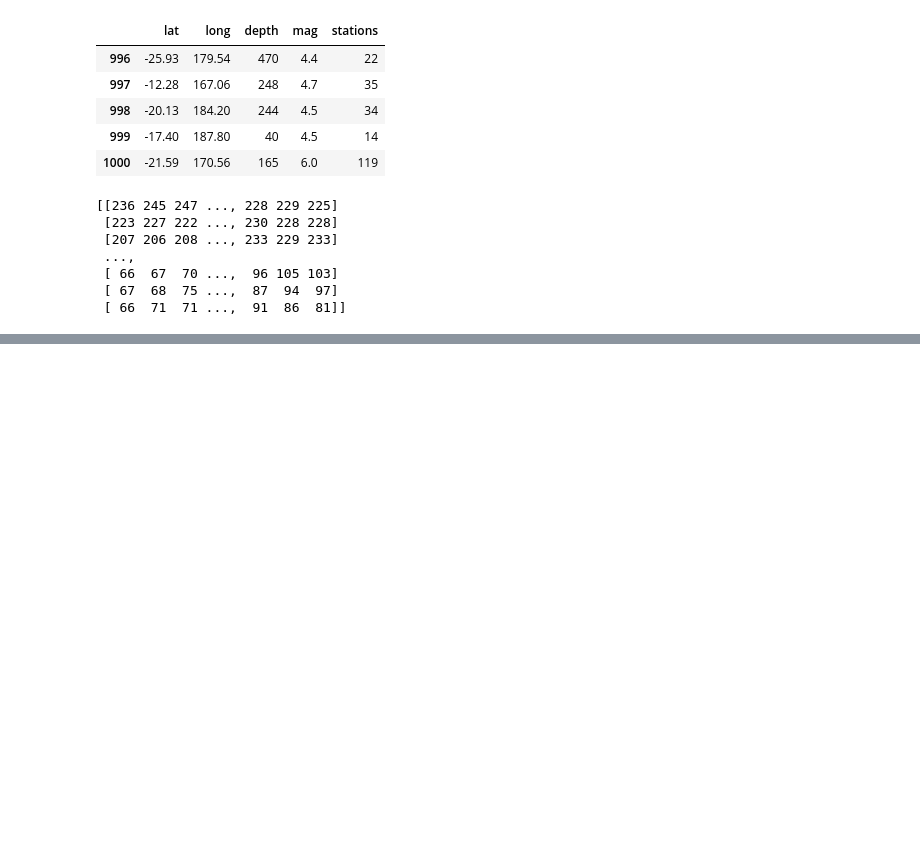
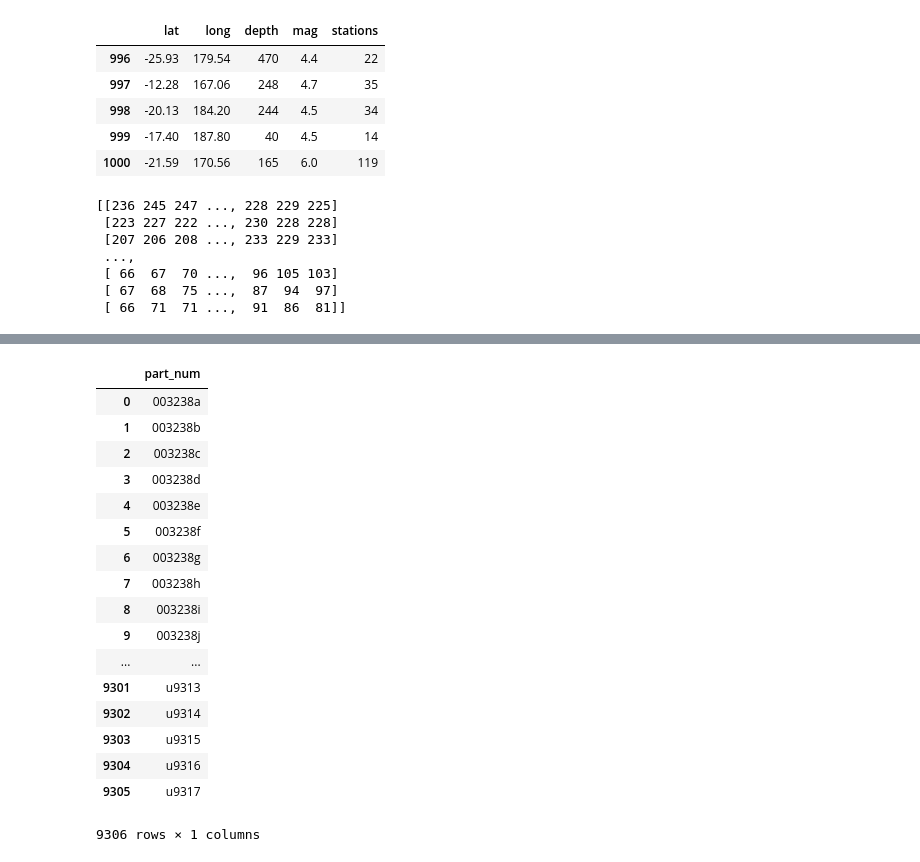
Before and after one commit to clkruse/lego-model, a Jupyter notebook: Cameron's Lego Notebook.ipynb, the cells around one changed output, grey strips where cells are left out. Saved outputs shown, nothing was run; the diff lists cells and outputs as text; code cells hidden in the pictures; blank space fills up the shorter version.

```diff
--- a/Cameron's Lego Notebook.ipynb
+++ b/Cameron's Lego Notebook.ipynb
@@ -52,0 +108,27 @@ print img
+# %%
+# refined adf list without filenames
+# adfclean = adf['parts'].str.replace('.dat','')
+
+fnlistclean = [fn.replace('.dat', '') for fn in fnlist]
+fndictclean = {'part_num': fnlistclean}
+adfclean = pd.DataFrame(fndictclean)
+adfclean
+# %% [output]
+|  | part_num |
+| 0 | 003238a |
+| 1 | 003238b |
+| 2 | 003238c |
+| 3 | 003238d |
+| 4 | 003238e |
+| 5 | 003238f |
+| 6 | 003238g |
+| 7 | 003238h |
+| 8 | 003238i |
+| 9 | 003238j |
+| ... | ... |
+| 9301 | u9313 |
+| 9302 | u9314 |
+| 9303 | u9315 |
+| 9304 | u9316 |
+| 9305 | u9317 |
+9306 rows × 1 columns
```
Also changed, not shown: parts of 5 cells of this notebook, 2 other files.
